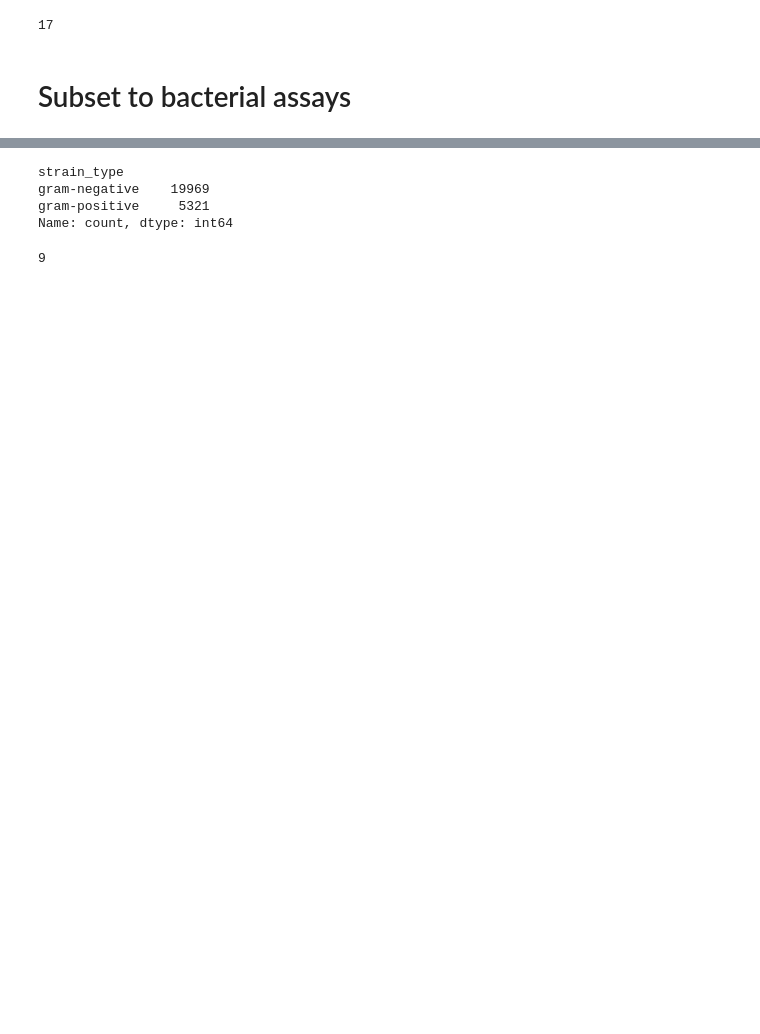
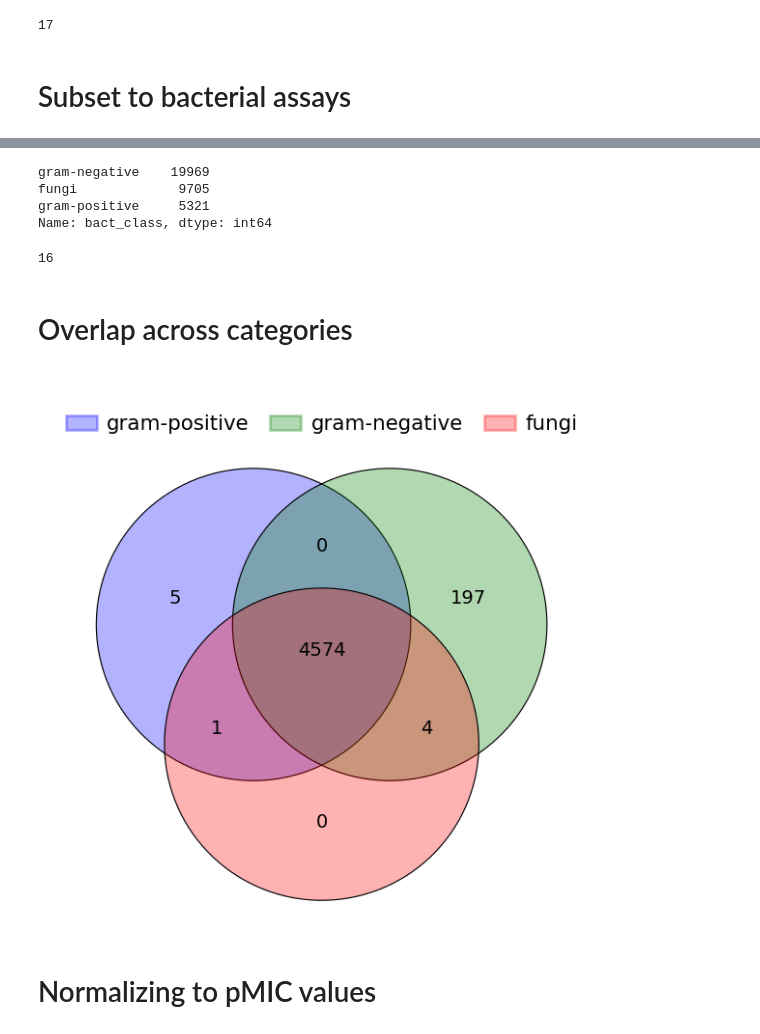
Before and after one commit to IMI-COMBINE/broad_spectrum_prediction, a Jupyter notebook: preprocess/coadd_process.ipynb, the cells around one changed output, grey strips where cells are left out. Drawn from its saved outputs; the diff is of its cells as text; code cells hidden in the pictures; blank space fills up the shorter version.

```diff
--- a/preprocess/coadd_process.ipynb
+++ b/preprocess/coadd_process.ipynb
@@ -36,6 +42,6 @@ len(bacterial_species)
 # %%
 m1 = coadd_df["ORGANISM"].isin(bacterial_species)
-m2 = coadd_df["DRVAL_TYPE"].isin(["IC50", "Ki", "MIC"])
+m2 = coadd_df["DRVAL_TYPE"] == "MIC"
 bact_coadd_df = coadd_df[m1 & m2]
 # %%
 bact_coadd_df.shape
@@ -53,4 +59,5 @@ cols_to_keep = [
 ]
 bact_coadd_df = bact_coadd_df[cols_to_keep]
 # %%
-bact_coadd_df["strain_type"] = bact_coadd_df["ORGANISM"].map(bacterial_species)
+bact_coadd_df["bact_class"] = bact_coadd_df["ORGANISM"].map(bacterial_species)
+bact_coadd_df.head()
@@ -68,11 +71,27 @@ bact_coadd_df.to_csv(f"{DATA_DIR}/processed/bacterial_coadd.tsv", sep="\t", inde
 # %%
-bact_coadd_df["strain_type"].value_counts()
+bact_coadd_df["bact_class"].value_counts()
 # %% [output]
-strain_type
 gram-negative    19969
+fungi             9705
 gram-positive     5321
-Name: count, dtype: int64
+Name: bact_class, dtype: int64
 # %%
 bact_coadd_df["ORGANISM"].nunique()
 # %% [output]
-9
+16
+# %% [markdown]
+# Overlap across categories
+# %%
+compound_idx_dict = {}
+
+for coadd_id, class_name in tqdm(bact_coadd_df[["COADD_ID", "bact_class"]].values):
+    if class_name not in compound_idx_dict:
+        compound_idx_dict[class_name] = set()
+
+    compound_idx_dict[class_name].add(coadd_id)
+# %%
+draw_venn(sets=compound_idx_dict)
+# %% [output]
+[figure, added]
+# %% [markdown]
+# Normalizing to pMIC values
```
Also changed, not shown: parts of 13 cells of this notebook, 7 other files.
